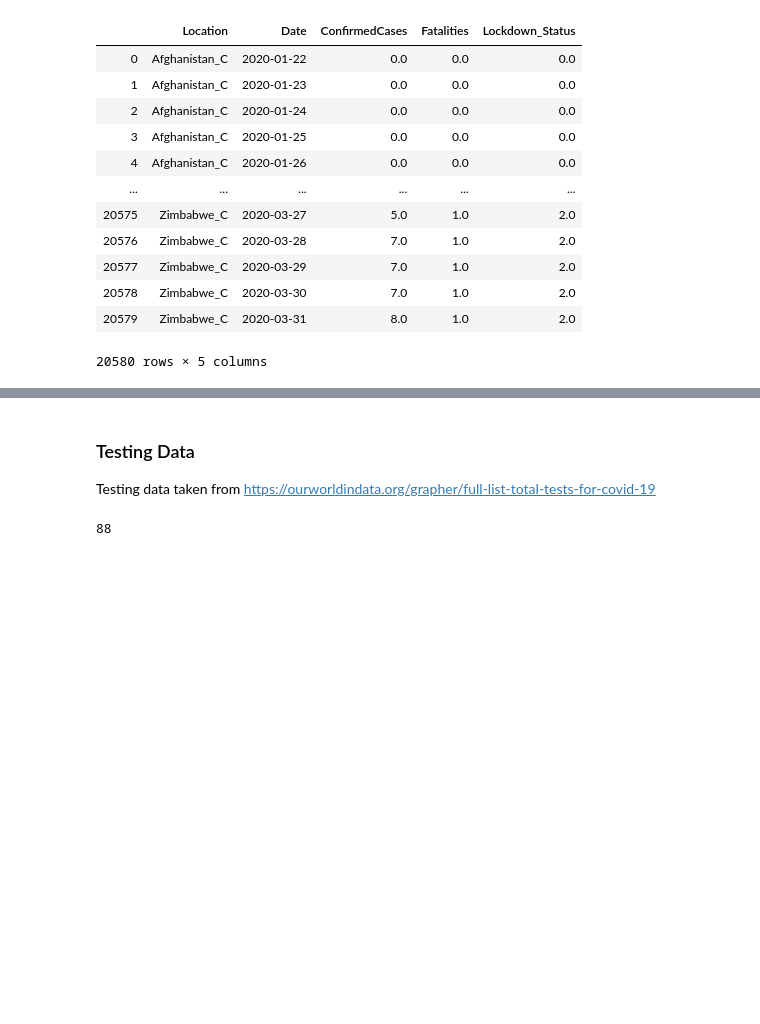
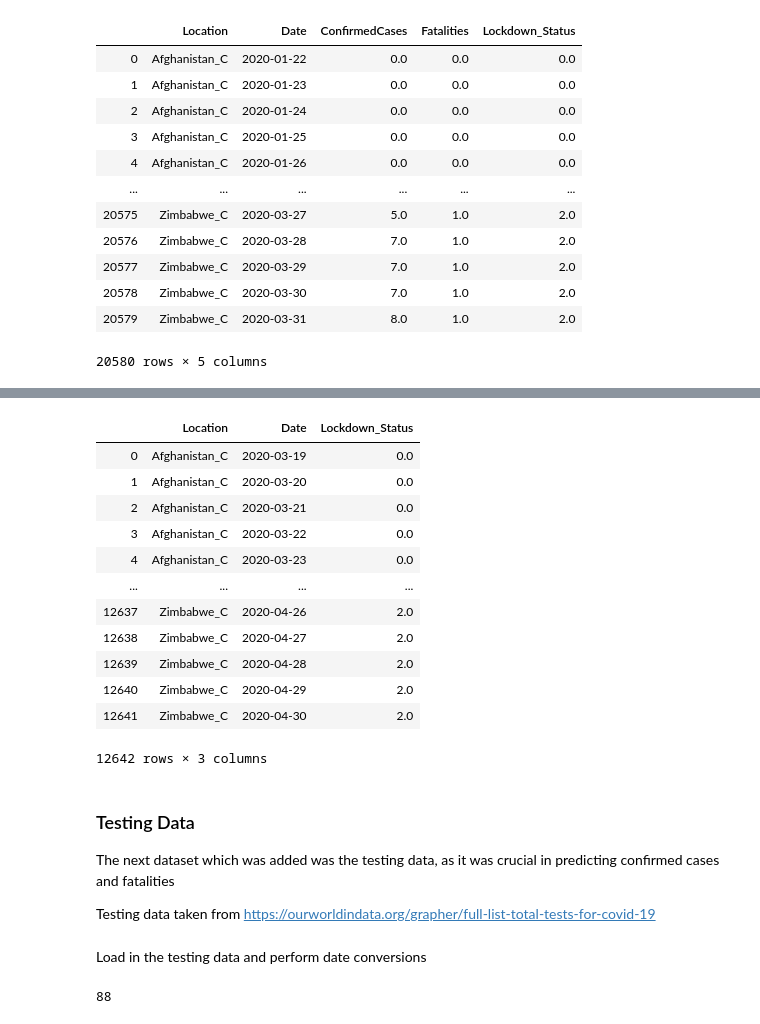
Before and after one commit to JKhandelwal/ID5059Practical3, a Jupyter notebook: ID5059CovidData.ipynb, the cells around one changed output, grey strips where cells are left out. Cells and saved outputs as stored; diff of their text form; code cells hidden in the pictures; blank space fills up the shorter version.

```diff
--- a/ID5059CovidData.ipynb
+++ b/ID5059CovidData.ipynb
@@ -143,0 +195,15 @@ merged
+# %%
+date = prediction_merged["Date"]
+lock_down_date = prediction_merged["Lockdown_Date"]
+l_type = prediction_merged["Lockdown_Type"]
+# %%
+lockdown_status = []
+for idx, value in enumerate(lock_down_date):
+    if pd.isnull(value):
+        lockdown_status.append(0)
+    elif date[idx] < value:
+        lockdown_status.append(0)
+    else:
+        lockdown_status.append(l_type[idx])
+# %%
+prediction_merged["Lockdown_Status"] = lockdown_status
@@ -144,7 +212,27 @@ merged
+# %%
+prediction_merged
+# %% [output]
+|  | Location | Date | Lockdown_Status |
+| 0 | Afghanistan_C | 2020-03-19 | 0.0 |
+| 1 | Afghanistan_C | 2020-03-20 | 0.0 |
+| 2 | Afghanistan_C | 2020-03-21 | 0.0 |
+| 3 | Afghanistan_C | 2020-03-22 | 0.0 |
+| 4 | Afghanistan_C | 2020-03-23 | 0.0 |
+| ... | ... | ... | ... |
+| 12637 | Zimbabwe_C | 2020-04-26 | 2.0 |
+| 12638 | Zimbabwe_C | 2020-04-27 | 2.0 |
+| 12639 | Zimbabwe_C | 2020-04-28 | 2.0 |
+| 12640 | Zimbabwe_C | 2020-04-29 | 2.0 |
+| 12641 | Zimbabwe_C | 2020-04-30 | 2.0 |
+12642 rows × 3 columns
 # %% [markdown]
 ### Testing Data
 
+The next dataset which was added was the testing data, as it was crucial in predicting confirmed cases and fatalities
+
 Testing data taken from https://ourworldindata.org/grapher/full-list-total-tests-for-covid-19
+# %% [markdown]
+Load in the testing data and perform date conversions
 # %%
 testing = pd.read_csv("full-list-total-tests-for-covid-19.csv")
 # %%
```
Also changed, not shown: parts of 107 cells of this notebook.
